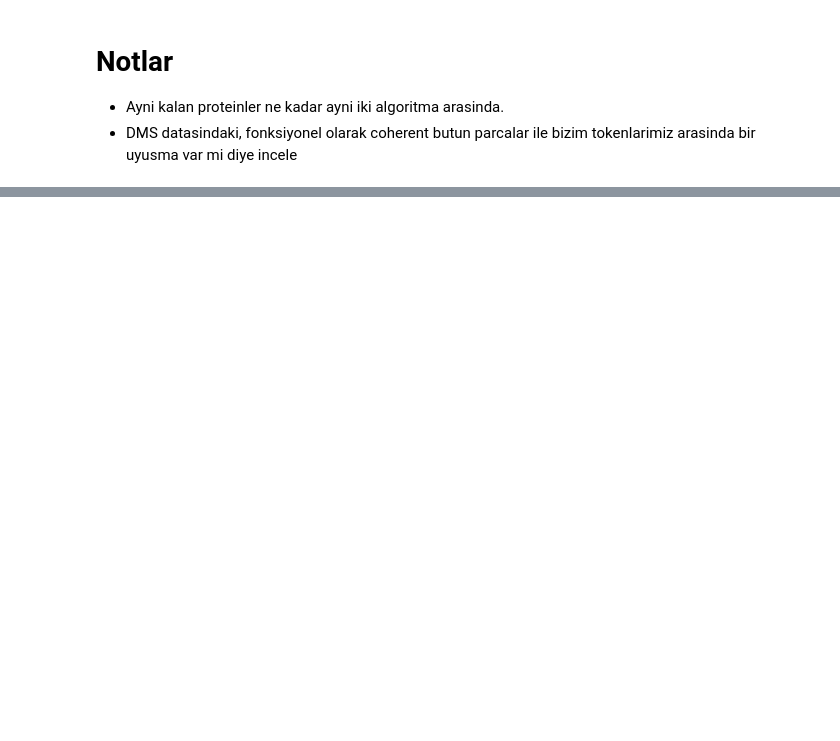
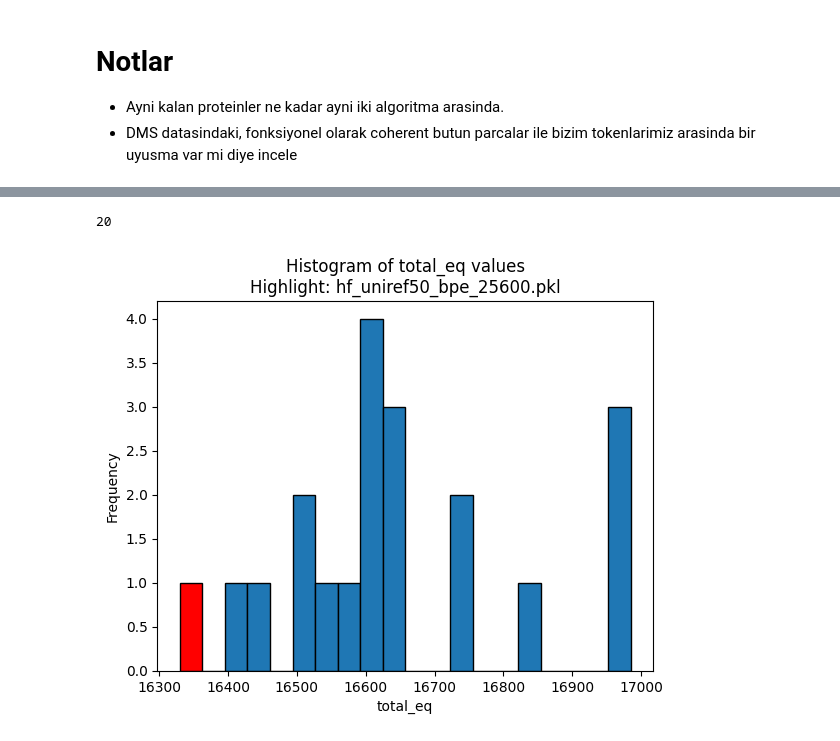
Before and after one commit to boun-tabi-lifelu/evolutionary-subword-tokenization, a Jupyter notebook: Prog/ProteinGYM_data_analysis.ipynb, the cells around one changed output, grey strips where cells are left out. Saved outputs shown, nothing was run; the diff lists cells and outputs as text; code cells hidden in the pictures; blank space fills up the shorter version.

```diff
--- a/Prog/ProteinGYM_data_analysis.ipynb
+++ b/Prog/ProteinGYM_data_analysis.ipynb
@@ -241,0 +311,18 @@ a
+# %%
+import os
+import pickle
+base_path = "./patho_outs/"
+all_name_list = os.listdir(base_path)
+value_list = []
+name_list = []
+
+for name in all_name_list:
+    if name.startswith("hf_uniref50") and "25600" in name:
+        with open(base_path + name, "rb") as f:
+            value_list.append(pickle.load(f))
+            name_list.append(name)
+# %%
+all_pairs = list(zip(value_list, name_list))
+all_pairs.sort(key = lambda x: x[0]["total_eq"], reverse=True)
+for val, name in all_pairs:
+    print(val["mean_windowed_jaccard"], name, val["total_eq"])
@@ -241,0 +350,36 @@ a
+# %%
+value_list[2]["jaccard"].shape
+len(value_list)
+# %% [output]
+20
+# %%
+import matplotlib.pyplot as plt
+import numpy as np
+
+# Example setup
+# all_pairs = [(val_dict, name), ...]
+# val_dict is assumed to contain a key "total_eq"
+# Example: all_pairs = [({"total_eq": 0.25}, "A"), ({"total_eq": 0.35}, "B"), ...]
+
+target_name = "hf_uniref50_bpe_25600.pkl"  # Change this to the name you want to highlight
+
+# Extract values and find the target value
+values = [val["total_eq"] for val, name in all_pairs]
+target_value = next(val["total_eq"] for val, name in all_pairs if name == target_name)
+
+# Create histogram
+n, bins, patches = plt.hist(values, bins=20, edgecolor='black')
+
+# Highlight the bin containing the target value
+for bin_start, bin_end, patch in zip(bins[:-1], bins[1:], patches):
+    if bin_start <= target_value < bin_end:
+        patch.set_facecolor('red')
+        break  # assuming only one match
+
+# Labeling
+plt.xlabel("total_eq")
+plt.ylabel("Frequency")
+plt.title(f"Histogram of total_eq values\nHighlight: {target_name}")
+plt.show()
+# %% [output]
+[figure, added]
```
Also changed, not shown: parts of 15 cells of this notebook.
